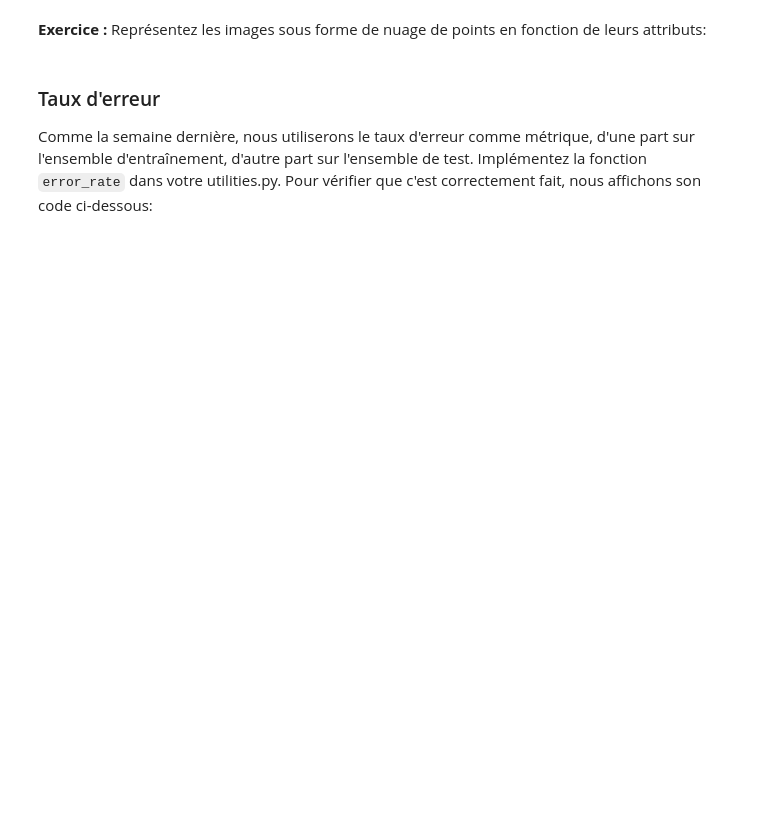
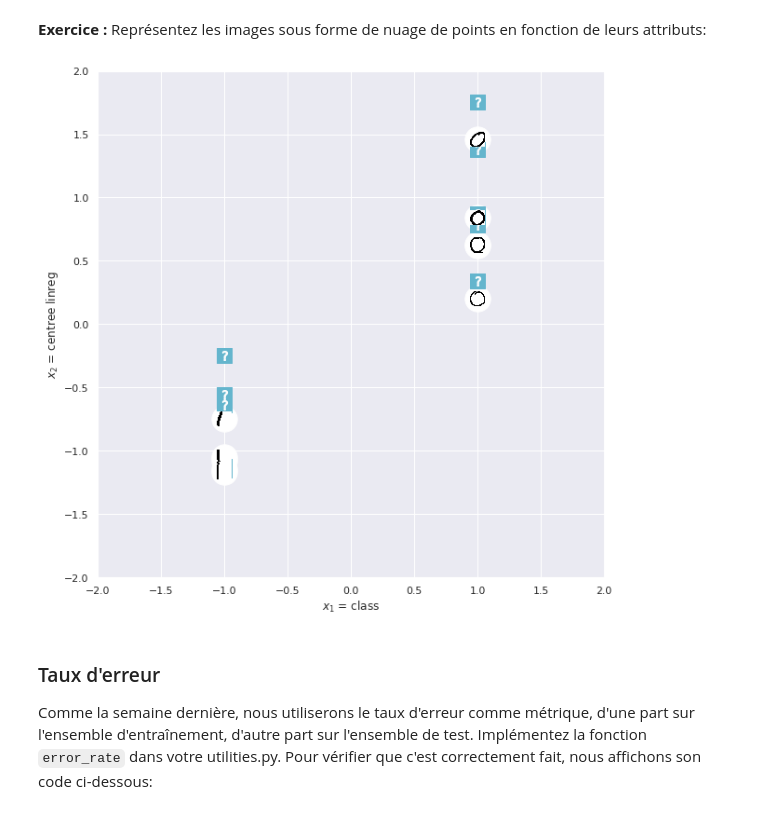
Before and after one commit to MK8BK/SDprojet_image_s2, a Jupyter notebook: 4_analyse_de_donnees.ipynb, the cells around one changed output. Cells and saved outputs as stored; diff of their text form; code cells hidden in the pictures; blank space fills up the shorter version.

```diff
--- a/4_analyse_de_donnees.ipynb
+++ b/4_analyse_de_donnees.ipynb
@@ -520,8 +530,9 @@ raise NotImplementedError()
 **Exercice :** Représentez les images sous forme de nuage de points en
 fonction de leurs attributs:
 # %%
-# YOUR CODE HERE
-raise NotImplementedError()
+make_scatter_plot(dfstd, images, train_index, test_index, axis='square')
+# %% [output]
+[figure, added]
 # %% [markdown]
 ### Taux d'erreur
 
```
Also changed, not shown: parts of 22 cells of this notebook.
